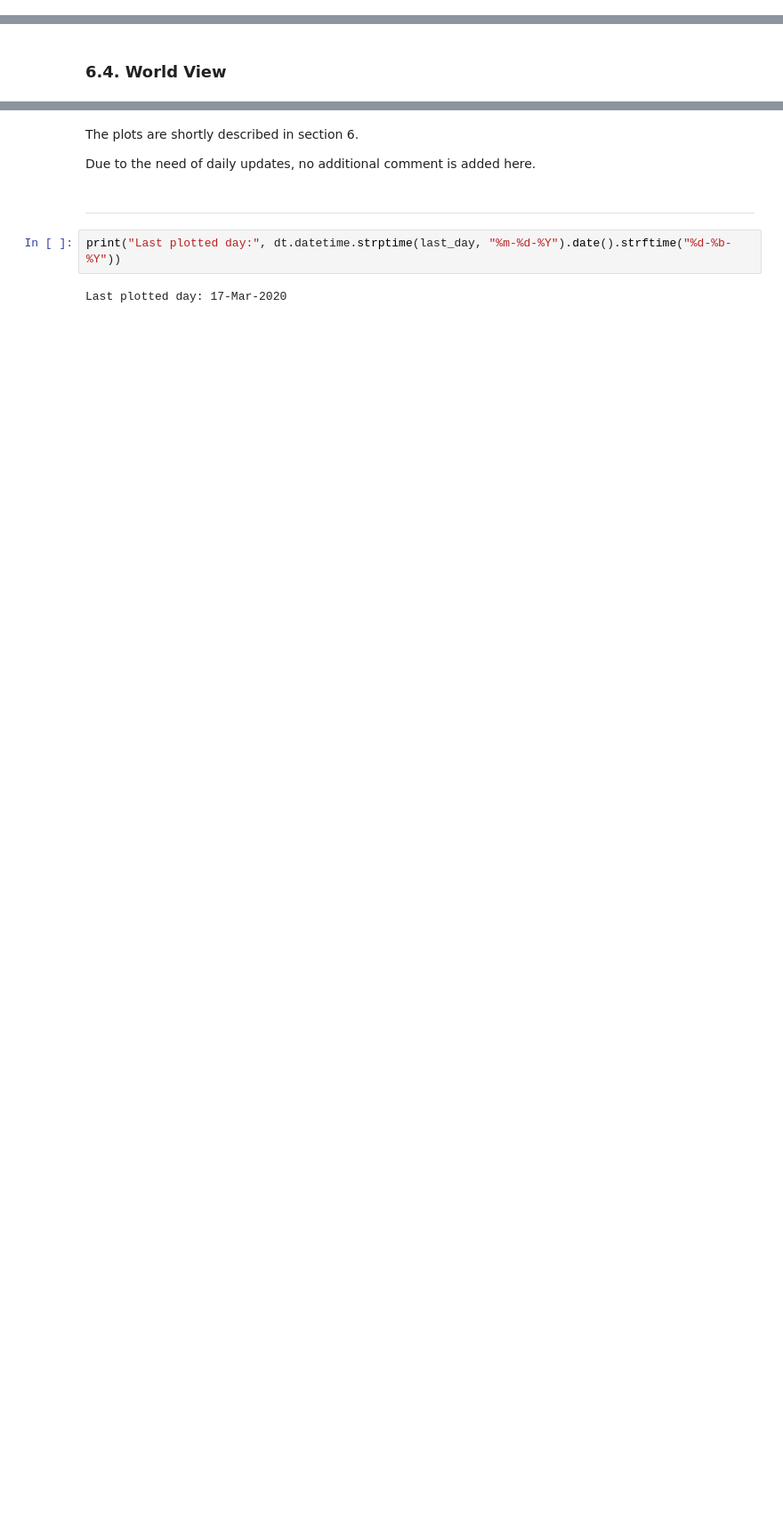
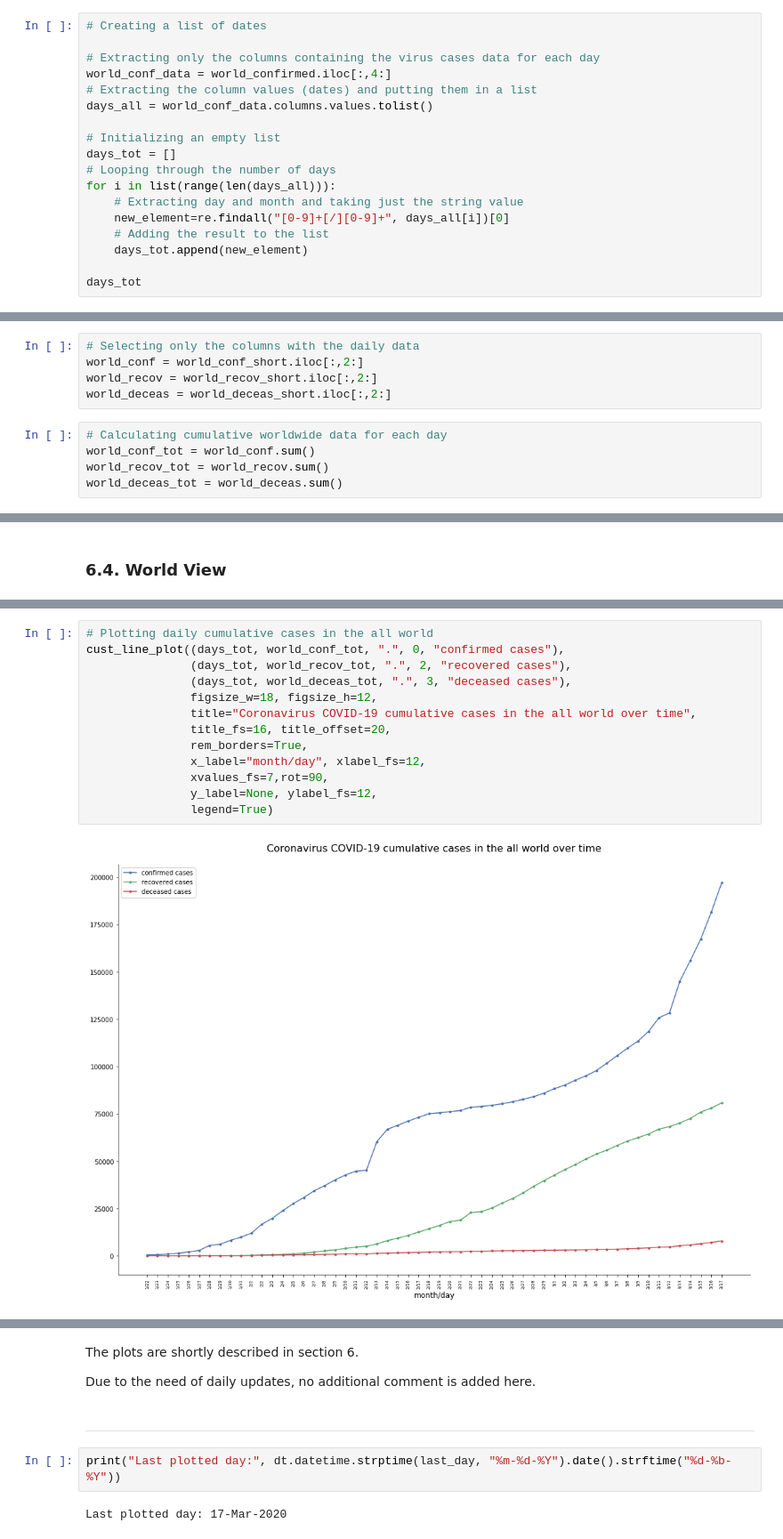
Before and after one commit to BerniHacker/Coronavirus, a Jupyter notebook: Coronavirus_Finland.ipynb, the cells around one changed output, grey strips where cells are left out. Shown at 89% size. Saved outputs shown, nothing was run; the diff lists cells and outputs as text; blank space fills up the shorter version.

```diff
--- a/Coronavirus_Finland.ipynb
+++ b/Coronavirus_Finland.ipynb
@@ -687,0 +522,18 @@ china_confirmed_pos = extract_non_null(china_confirmed)
+# %%
+# Creating a list of dates
+
+# Extracting only the columns containing the virus cases data for each day
+world_conf_data = world_confirmed.iloc[:,4:]
+# Extracting the column values (dates) and putting them in a list
+days_all = world_conf_data.columns.values.tolist()
+
+# Initializing an empty list
+days_tot = []
+# Looping through the number of days
+for i in list(range(len(days_all))):
+    # Extracting day and month and taking just the string value
+    new_element=re.findall("[0-9]+[/][0-9]+", days_all[i])[0]
+    # Adding the result to the list
+    days_tot.append(new_element)
+
+days_tot
@@ -687,0 +687,10 @@ china_confirmed_pos = extract_non_null(china_confirmed)
+# %%
+# Selecting only the columns with the daily data
+world_conf = world_conf_short.iloc[:,2:]
+world_recov = world_recov_short.iloc[:,2:]
+world_deceas = world_deceas_short.iloc[:,2:]
+# %%
+# Calculating cumulative worldwide data for each day
+world_conf_tot = world_conf.sum()
+world_recov_tot = world_recov.sum()
+world_deceas_tot = world_deceas.sum()
@@ -856,0 +998,15 @@ daily_rep_short = daily_rep_short.groupby(['Country/Region']).sum()
+# %%
+# Plotting daily cumulative cases in the all world
+cust_line_plot((days_tot, world_conf_tot, ".", 0, "confirmed cases"),
+               (days_tot, world_recov_tot, ".", 2, "recovered cases"),
+               (days_tot, world_deceas_tot, ".", 3, "deceased cases"),
+               figsize_w=18, figsize_h=12,
+               title="Coronavirus COVID-19 cumulative cases in the all world over time",
+               title_fs=16, title_offset=20,
+               rem_borders=True,
+               x_label="month/day", xlabel_fs=12,
+               xvalues_fs=7,rot=90,
+               y_label=None, ylabel_fs=12,
+               legend=True)
+# %% [output]
+[figure, added]
```
Also changed, not shown: parts of 59 cells of this notebook, 1 other file.
